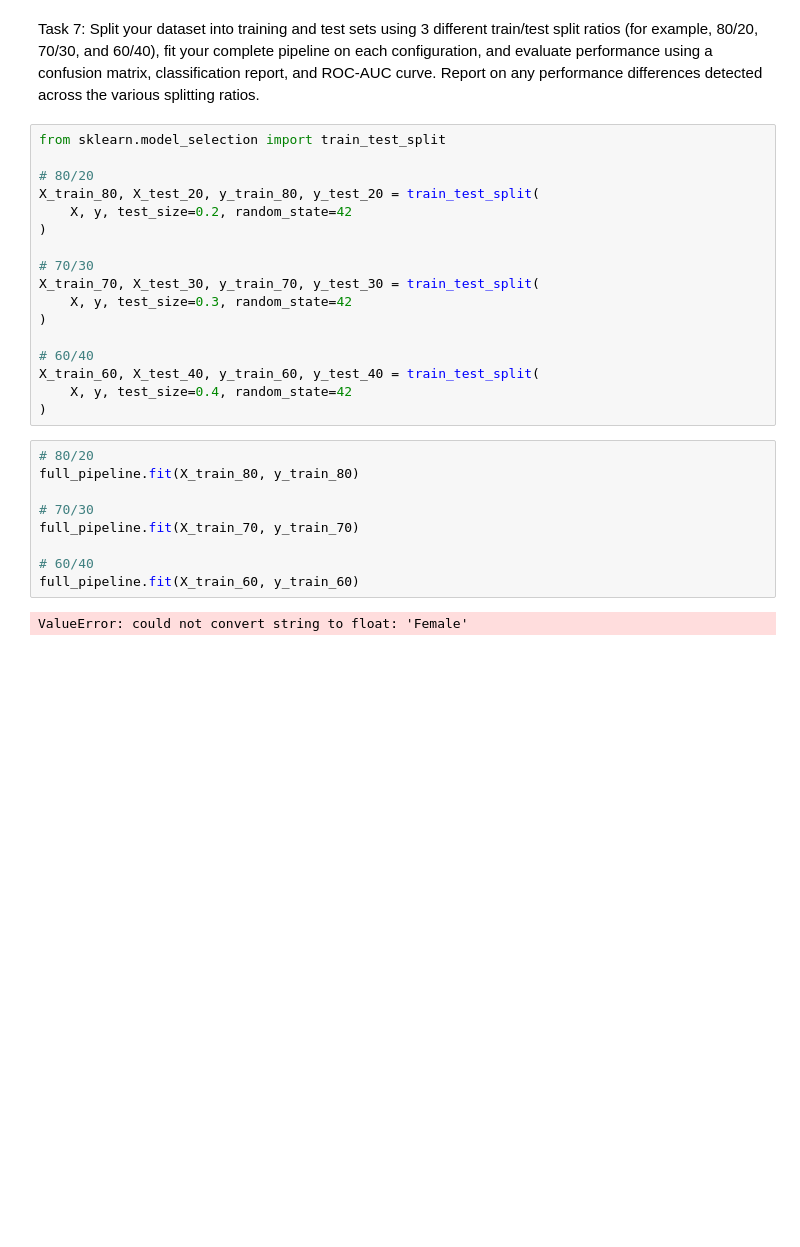
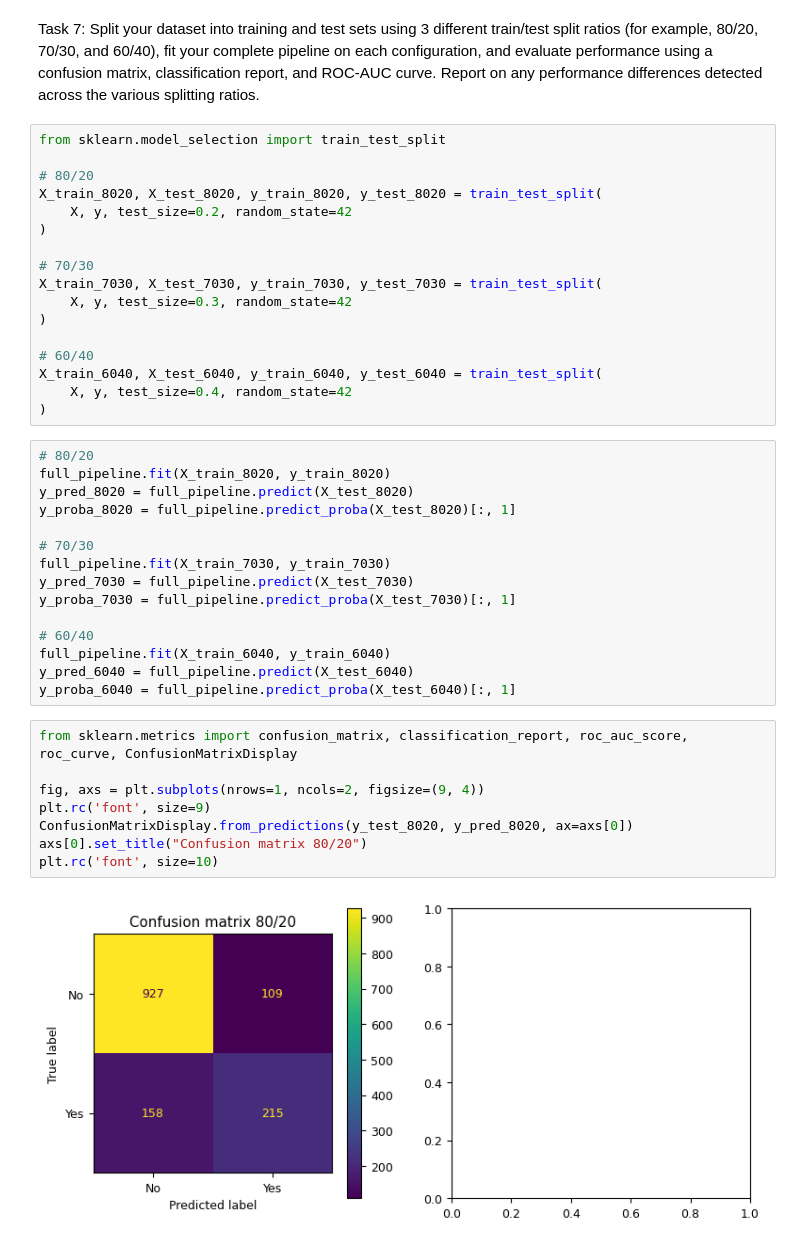
Before and after one commit to tstef87/StefanoCSC672, a Jupyter notebook: HW3/churn_classification.ipynb, the cells around one changed output. Drawn from its saved outputs; the diff is of its cells as text; blank space fills up the shorter version.

```diff
--- a/HW3/churn_classification.ipynb
+++ b/HW3/churn_classification.ipynb
@@ -217,27 +217,41 @@ Task 7: Split your dataset into training and test sets using 3 different train/t
 from sklearn.model_selection import train_test_split
 
 # 80/20
-X_train_80, X_test_20, y_train_80, y_test_20 = train_test_split(
+X_train_8020, X_test_8020, y_train_8020, y_test_8020 = train_test_split(
     X, y, test_size=0.2, random_state=42
 )
 
 # 70/30
-X_train_70, X_test_30, y_train_70, y_test_30 = train_test_split(
+X_train_7030, X_test_7030, y_train_7030, y_test_7030 = train_test_split(
     X, y, test_size=0.3, random_state=42
 )
 
 # 60/40
-X_train_60, X_test_40, y_train_60, y_test_40 = train_test_split(
+X_train_6040, X_test_6040, y_train_6040, y_test_6040 = train_test_split(
     X, y, test_size=0.4, random_state=42
 )
 # %%
 # 80/20
-full_pipeline.fit(X_train_80, y_train_80)
+full_pipeline.fit(X_train_8020, y_train_8020)
+y_pred_8020 = full_pipeline.predict(X_test_8020)
+y_proba_8020 = full_pipeline.predict_proba(X_test_8020)[:, 1]
 
 # 70/30
-full_pipeline.fit(X_train_70, y_train_70)
+full_pipeline.fit(X_train_7030, y_train_7030)
+y_pred_7030 = full_pipeline.predict(X_test_7030)
+y_proba_7030 = full_pipeline.predict_proba(X_test_7030)[:, 1]
 
 # 60/40
-full_pipeline.fit(X_train_60, y_train_60)
+full_pipeline.fit(X_train_6040, y_train_6040)
+y_pred_6040 = full_pipeline.predict(X_test_6040)
+y_proba_6040 = full_pipeline.predict_proba(X_test_6040)[:, 1]
-# %% [output]
-ValueError: could not convert string to float: 'Female'
+# %%
+from sklearn.metrics import confusion_matrix, classification_report, roc_auc_score, roc_curve, ConfusionMatrixDisplay
+
+fig, axs = plt.subplots(nrows=1, ncols=2, figsize=(9, 4))
+plt.rc('font', size=9)
+ConfusionMatrixDisplay.from_predictions(y_test_8020, y_pred_8020, ax=axs[0])
+axs[0].set_title("Confusion matrix 80/20")
+plt.rc('font', size=10)
+# %% [output]
+[figure, added]
```
